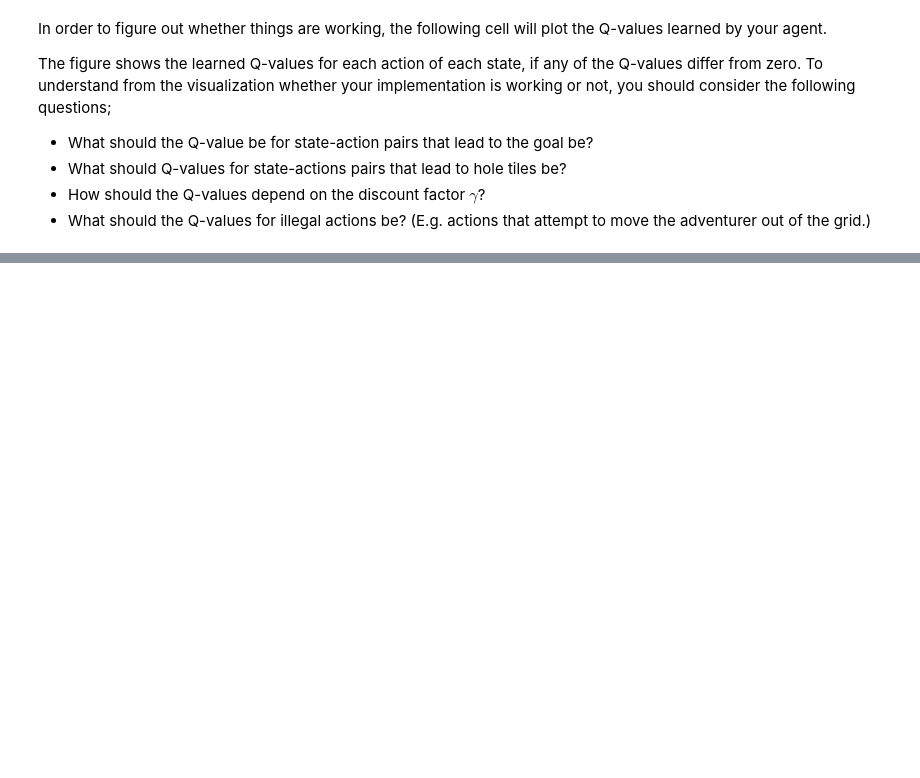
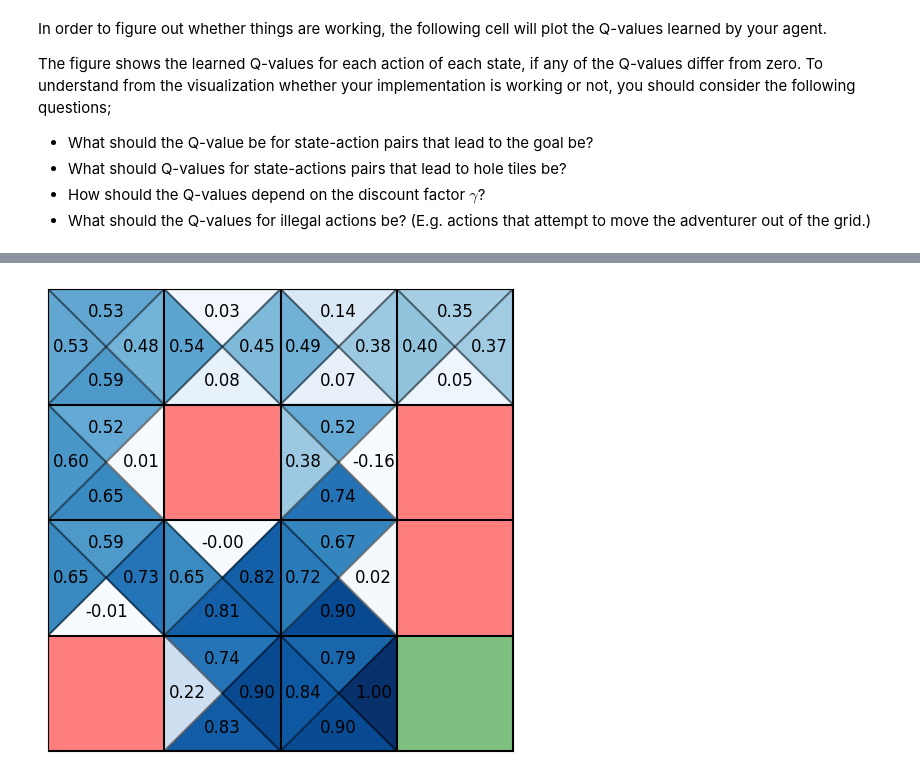
Before and after one commit to Mads-PeterVC/rlmep, a Jupyter notebook: exercises/exercise_1_qlearning_frozenlake.ipynb, the cells around one changed output, grey strips where cells are left out. Saved outputs shown, nothing was run; the diff lists cells and outputs as text; code cells hidden in the pictures; blank space fills up the shorter version.

```diff
--- a/exercises/exercise_1_qlearning_frozenlake.ipynb
+++ b/exercises/exercise_1_qlearning_frozenlake.ipynb
@@ -176,0 +361,27 @@ Error:
+# %%
+from rlmep.exercise_1 import DQN_learner, ExperienceReplay
+
+env = gym.make("FrozenLake-v1", is_slippery=False)
+
+# Set these according to the environment
+input_dim = 2
+n_actions = 4
+
+# Choose network settings:
+main_network = Qnet(input_dim=input_dim, state_transform=state_transform)
+target_network = Qnet(input_dim=input_dim, state_transform=state_transform)
+
+# Setup a experience replay.
+replay = ExperienceReplay(1, size=1000, batch_size=64)
+
+# Make a learner & train it
+learner = DQN_learner(env, main_network, target_network, replay)
+num_episodes = 1000
+
+returns, lengths = learner.learn(
+    num_episodes=num_episodes,
+    gamma=0.90,
+    train_interval=1,
+    copy_interval=100,
+    epsilon=lambda i: 0.1,
+)
@@ -176,0 +391,11 @@ Error:
+# %%
+# Make a table of its predictions:
+Q_table_nn = np.zeros((16, 4), dtype=np.float64)
+
+for state in range(16):
+    state_tensor = torch.tensor([state], dtype=torch.float32)
+    Q_table_nn[state] = main_network.forward(state_tensor).detach().numpy()
+
+plot_qvalues(Q_table_nn, env=env)
+# %% [output]
+[figure, added]
```
Also changed, not shown: parts of 27 cells of this notebook, 21 other files.
